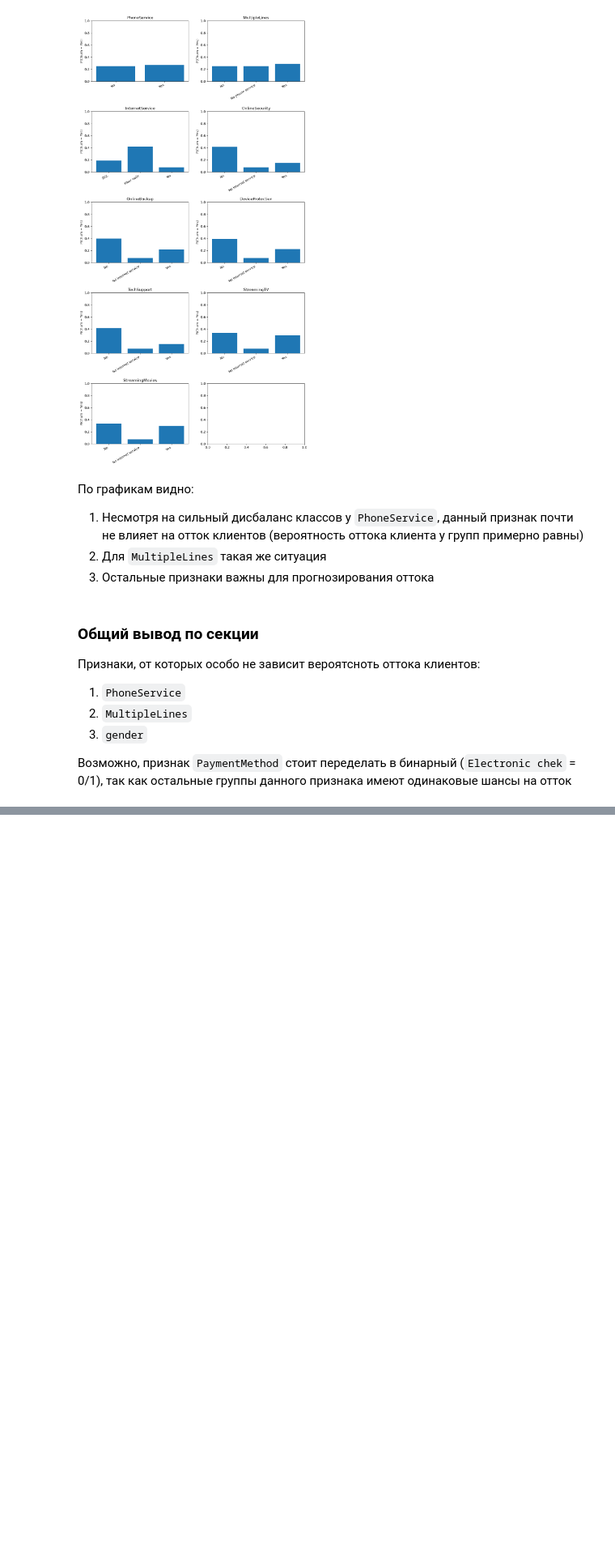
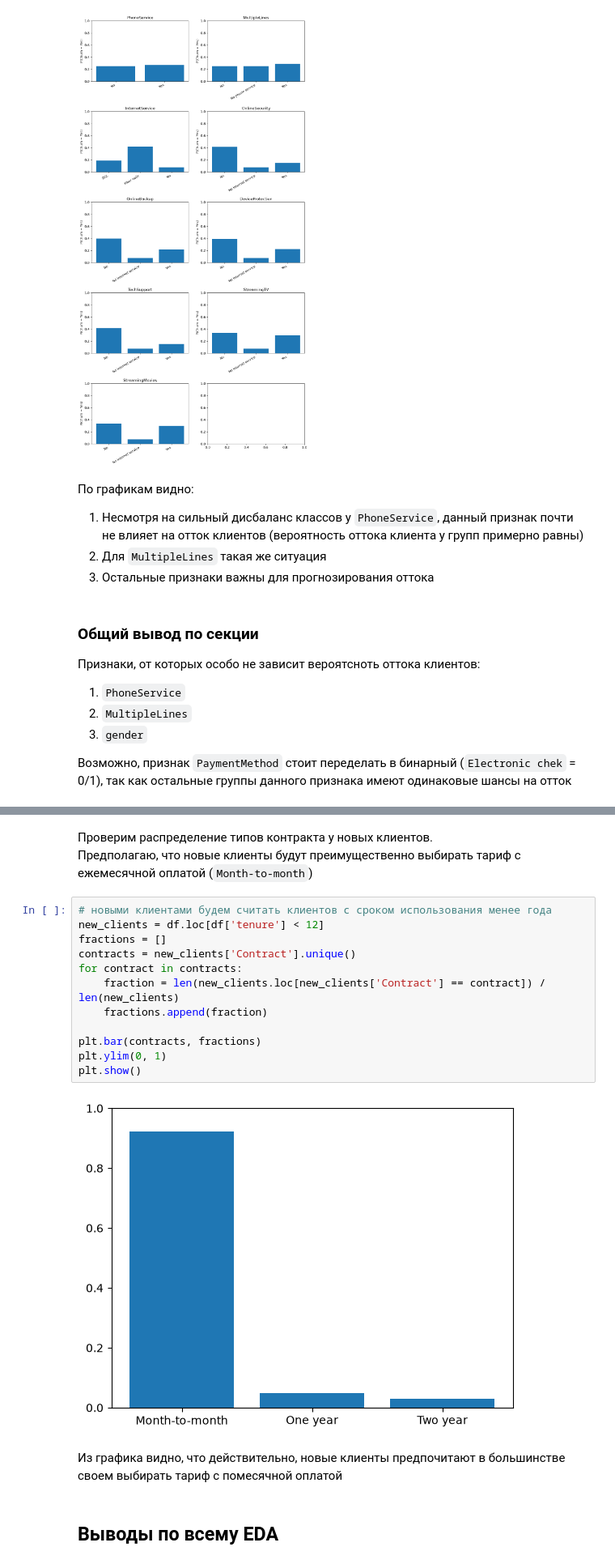
Before and after one commit to CondoR-R/telco-churn-project, a Jupyter notebook: notebooks/01_eda.ipynb, the cells around one changed output, grey strips where cells are left out. Shown at 81% size. Saved outputs shown, nothing was run; the diff lists cells and outputs as text; blank space fills up the shorter version.

```diff
--- a/notebooks/01_eda.ipynb
+++ b/notebooks/01_eda.ipynb
@@ -408,0 +433,21 @@ plt.show()
+# %% [markdown]
+Проверим распределение типов контракта у новых клиентов.
+Предполагаю, что новые клиенты будут преимущественно выбирать тариф с ежемесячной оплатой (`Month-to-month`)
+# %%
+# новыми клиентами будем считать клиентов с сроком использования менее года
+new_clients = df.loc[df['tenure'] < 12]
+fractions = []
+contracts = new_clients['Contract'].unique()
+for contract in contracts:
+    fraction = len(new_clients.loc[new_clients['Contract'] == contract]) / len(new_clients)
+    fractions.append(fraction)
+
+plt.bar(contracts, fractions)
+plt.ylim(0, 1)
+plt.show()
+# %% [output]
+[figure, added]
+# %% [markdown]
+Из графика видно, что действительно, новые клиенты предпочитают в большинстве своем выбирать тариф с помесячной оплатой
+# %% [markdown]
+## Выводы по всему EDA
```
Also changed, not shown: parts of 5 cells of this notebook.
